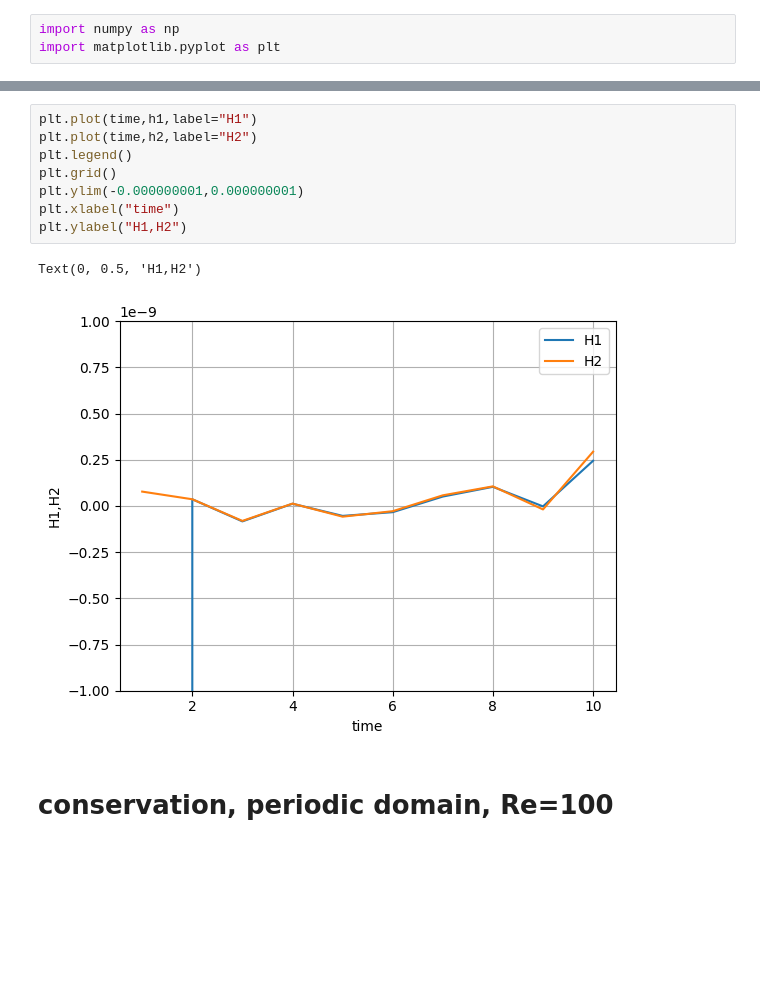
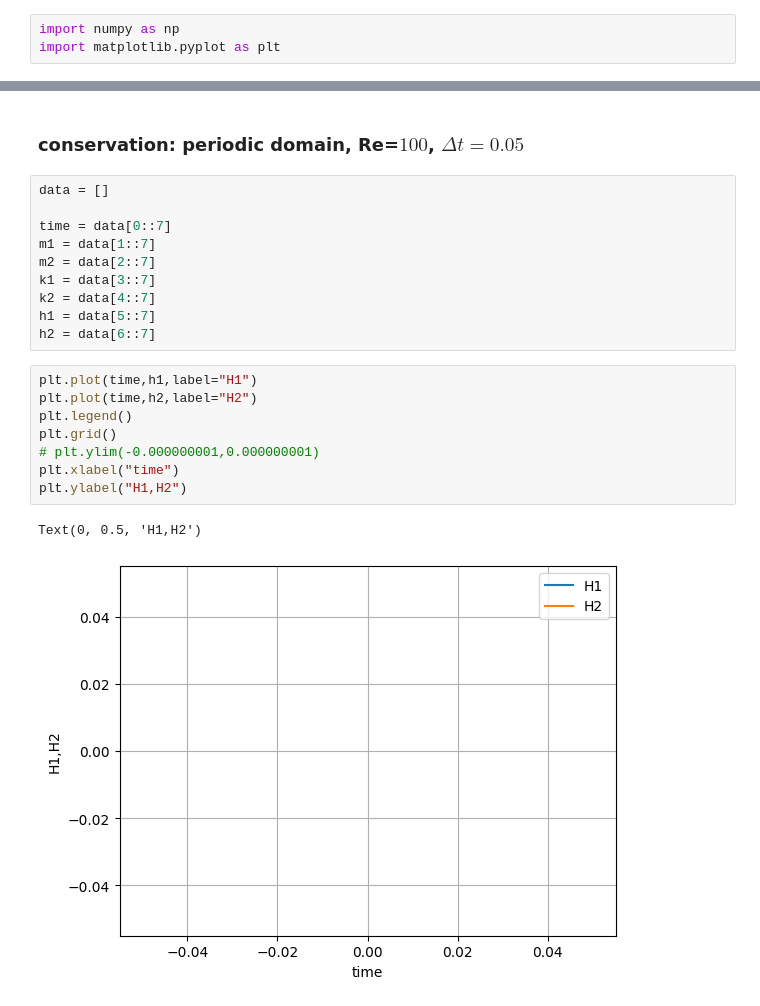
Before and after one commit to markusrenoldner/MEHCscheme, a Jupyter notebook: playground/plots.ipynb, the cells around one changed output, grey strips where cells are left out. Drawn from its saved outputs; the diff is of its cells as text; blank space fills up the shorter version.

```diff
--- a/playground/plots.ipynb
+++ b/playground/plots.ipynb
@@ -47,13 +248,23 @@ Text(0, 0.5, 'K1,K2')
+# %% [markdown]
+### conservation: periodic domain, Re=$100$, $\Delta t=0.05$
+# %%
+data = []
+
+time = data[0::7]
+m1 = data[1::7]
+m2 = data[2::7]
+k1 = data[3::7]
+k2 = data[4::7]
+h1 = data[5::7]
+h2 = data[6::7]
 # %%
 plt.plot(time,h1,label="H1")
 plt.plot(time,h2,label="H2")
 plt.legend()
 plt.grid()
-plt.ylim(-0.000000001,0.000000001)
+# plt.ylim(-0.000000001,0.000000001)
 plt.xlabel("time")
 plt.ylabel("H1,H2")
 # %% [output]
 Text(0, 0.5, 'H1,H2')
-[figure, old version]
+[figure, new version]
-# %% [markdown]
-# conservation, periodic domain, Re=100
```
Also changed, not shown: parts of 6 cells of this notebook.
